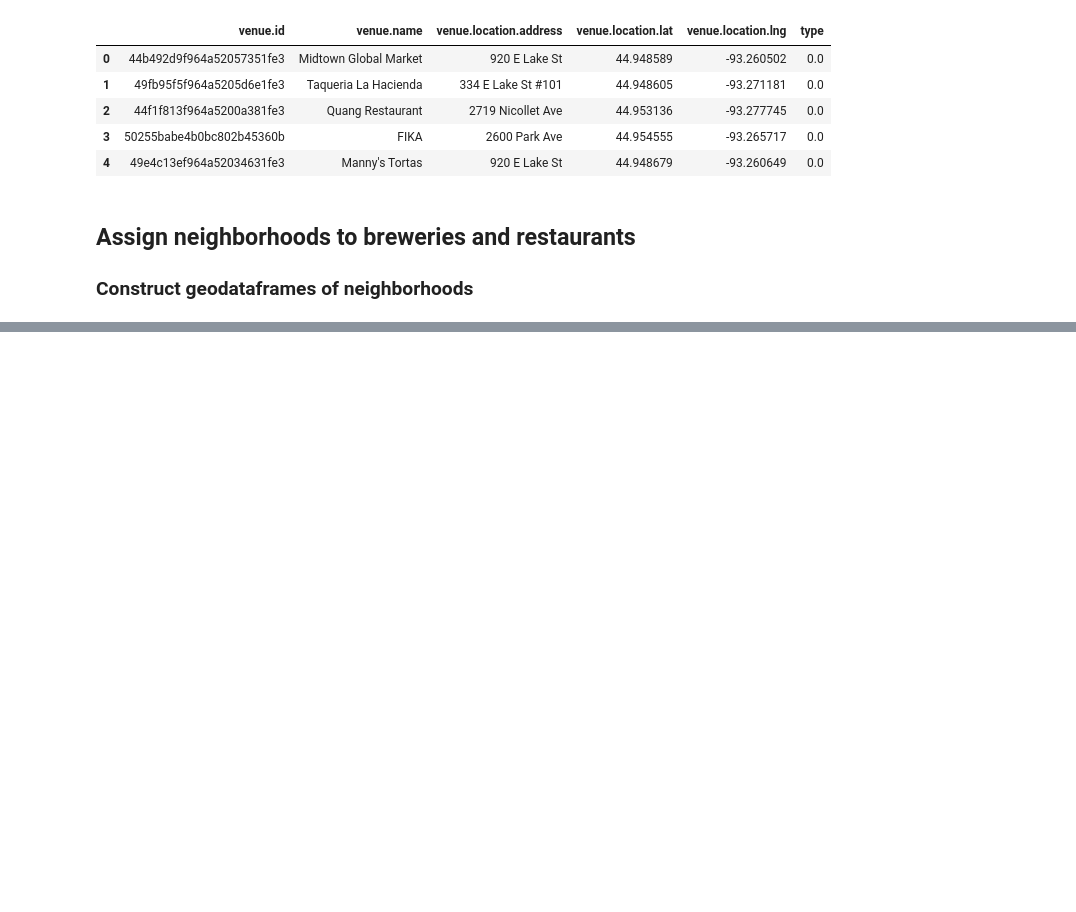
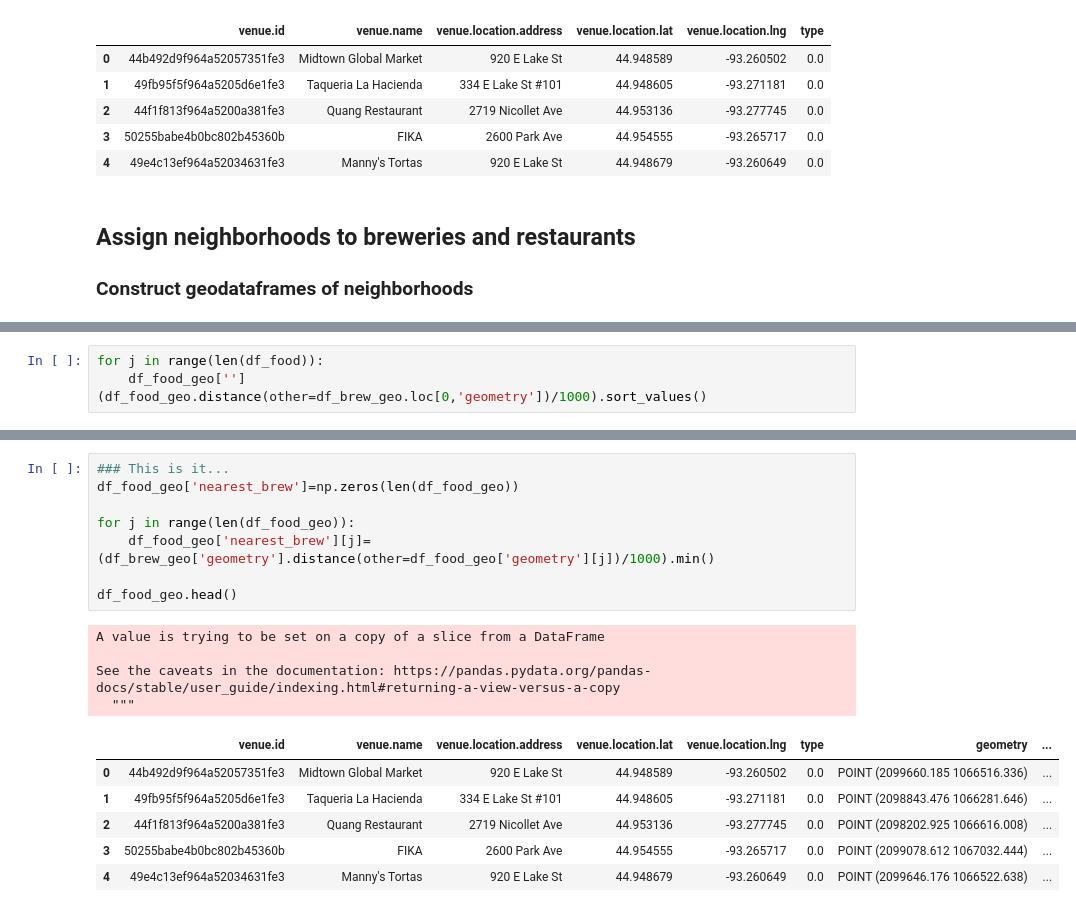
Before and after one commit to no50free/Twin_Cities_Cluster_Analysis, a Jupyter notebook: Capstone Cleaned.ipynb, the cells around one changed output, grey strips where cells are left out. Cells and saved outputs as stored; diff of their text form; blank space fills up the shorter version.

```diff
--- a/Capstone Cleaned.ipynb
+++ b/Capstone Cleaned.ipynb
@@ -428,0 +430,4 @@ tc_geo.tail()
+# %%
+for j in range(len(df_food)):
+    df_food_geo['']
+(df_food_geo.distance(other=df_brew_geo.loc[0,'geometry'])/1000).sort_values()
@@ -428,0 +454,19 @@ tc_geo.tail()
+# %%
+### This is it...
+df_food_geo['nearest_brew']=np.zeros(len(df_food_geo))
+
+for j in range(len(df_food_geo)):
+    df_food_geo['nearest_brew'][j]=(df_brew_geo['geometry'].distance(other=df_food_geo['geometry'][j])/1000).min()
+
+df_food_geo.head()
+# %% [output]
+A value is trying to be set on a copy of a slice from a DataFrame
+
+See the caveats in the documentation: https://pandas.pydata.org/pandas-docs/stable/user_guide/indexing.html#returning-a-view-versus-a-copy
+  """
+|  | venue.id | venue.name | venue.location.address | venue.location.lat | venue.location.lng | type | geometry | ... |
+| 0 | 44b492d9f964a52057351fe3 | Midtown Global Market | 920 E Lake St | 44.948589 | -93.260502 | 0.0 | POINT (2099660.185 1066516.336) | ... |
+| 1 | 49fb95f5f964a5205d6e1fe3 | Taqueria La Hacienda | 334 E Lake St #101 | 44.948605 | -93.271181 | 0.0 | POINT (2098843.476 1066281.646) | ... |
+| 2 | 44f1f813f964a5200a381fe3 | Quang Restaurant | 2719 Nicollet Ave | 44.953136 | -93.277745 | 0.0 | POINT (2098202.925 1066616.008) | ... |
+| 3 | 50255babe4b0bc802b45360b | FIKA | 2600 Park Ave | 44.954555 | -93.265717 | 0.0 | POINT (2099078.612 1067032.444) | ... |
+| 4 | 49e4c13ef964a52034631fe3 | Manny's Tortas | 920 E Lake St | 44.948679 | -93.260649 | 0.0 | POINT (2099646.176 1066522.638) | ... |
```
Also changed, not shown: parts of 17 cells of this notebook.
